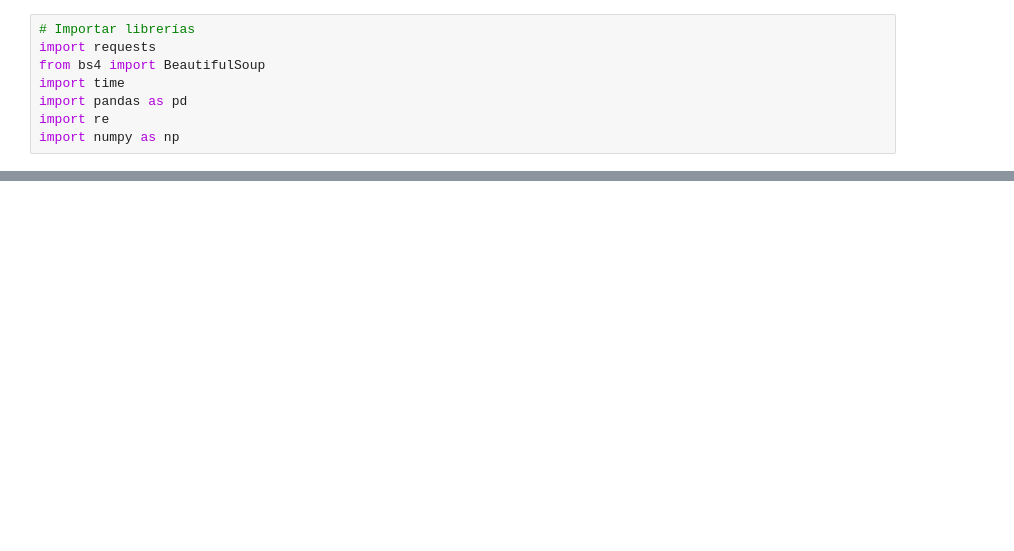
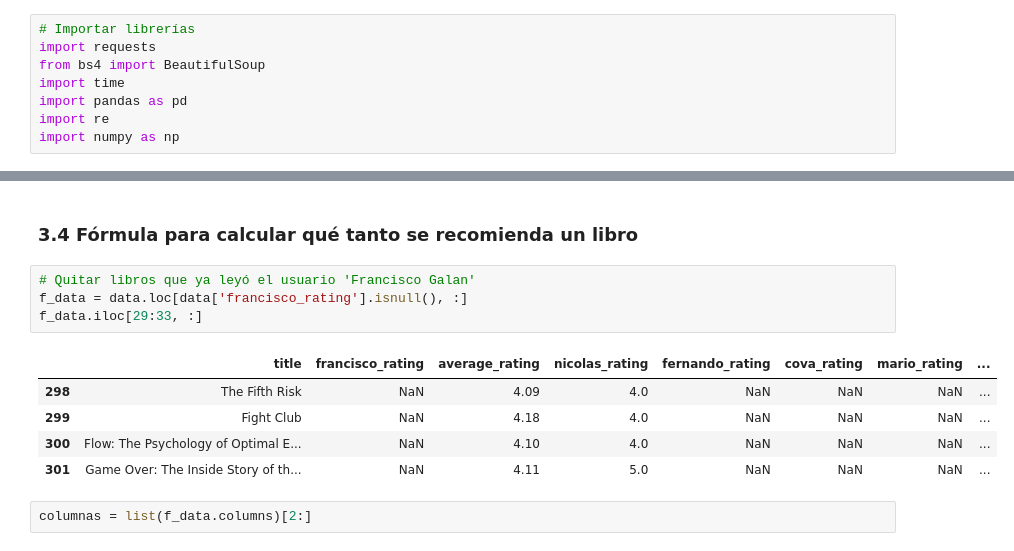
Before and after one commit to ta-data-mexpt/statistical-analysis-project, a Jupyter notebook: main.ipynb, the cells around one changed output, grey strips where cells are left out. Cells and saved outputs as stored; diff of their text form; blank space fills up the shorter version.

Commit message:
Falta la fórmula final

```diff
--- a/main.ipynb
+++ b/main.ipynb
@@ -318,0 +536,14 @@ pd_total['my_rating'].mean()
+# %% [markdown]
+### 3.4 Fórmula para calcular qué tanto se recomienda un libro
+# %%
+# Quitar libros que ya leyó el usuario 'Francisco Galan'
+f_data = data.loc[data['francisco_rating'].isnull(), :]
+f_data.iloc[29:33, :]
+# %% [output]
+|  | title | francisco_rating | average_rating | nicolas_rating | fernando_rating | cova_rating | mario_rating | ... |
+| 298 | The Fifth Risk | NaN | 4.09 | 4.0 | NaN | NaN | NaN | ... |
+| 299 | Fight Club | NaN | 4.18 | 4.0 | NaN | NaN | NaN | ... |
+| 300 | Flow: The Psychology of Optimal E... | NaN | 4.10 | 4.0 | NaN | NaN | NaN | ... |
+| 301 | Game Over: The Inside Story of th... | NaN | 4.11 | 5.0 | NaN | NaN | NaN | ... |
+# %%
+columnas = list(f_data.columns)[2:]
```
Also changed, not shown: parts of 123 cells of this notebook.
